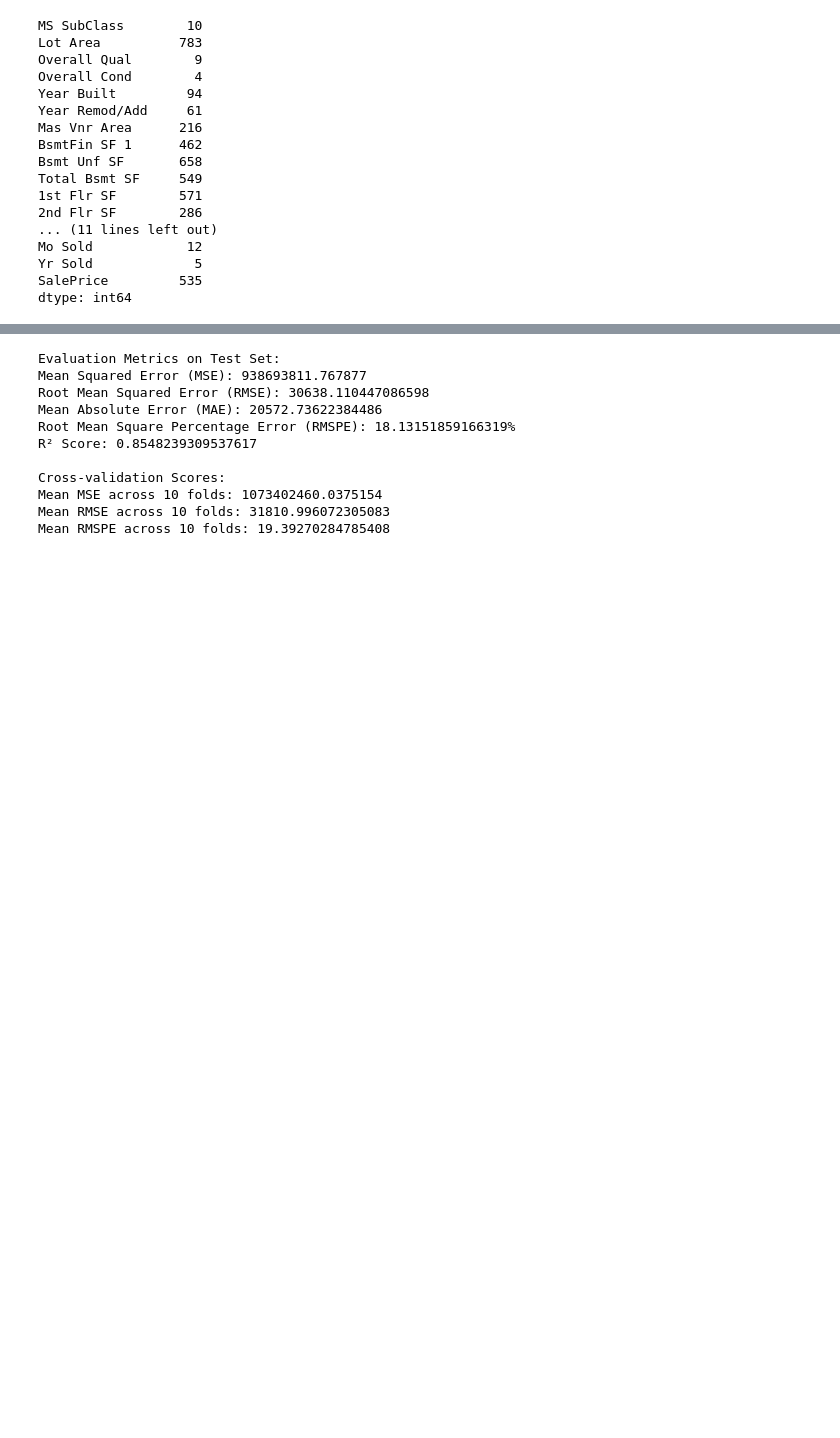
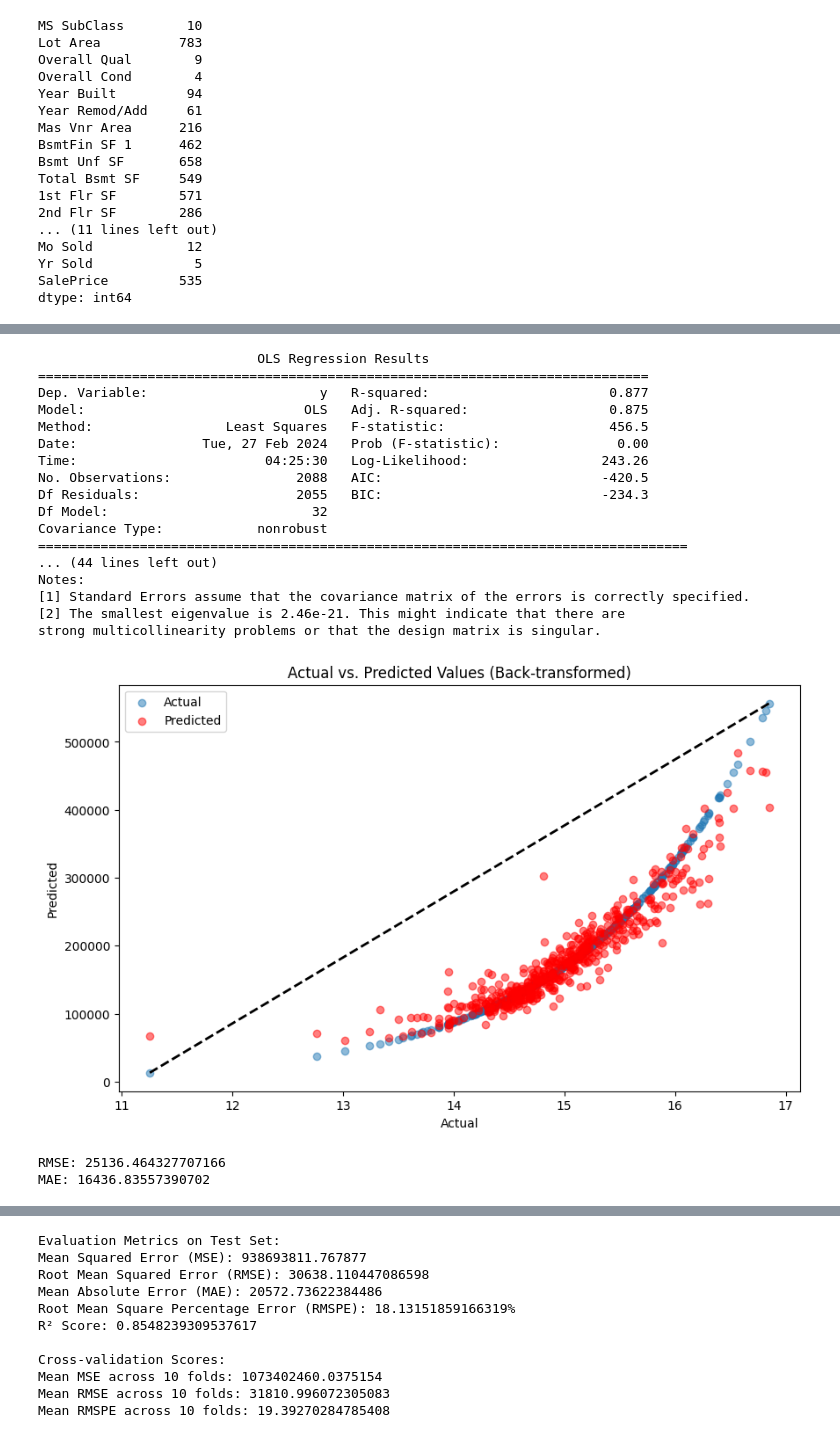
Before and after one commit to maxenlee/Deep-Dive, a Jupyter notebook: Maxen_Project2.ipynb, the cells around one changed output, grey strips where cells are left out. Cells and saved outputs as stored; diff of their text form; code cells hidden in the pictures; blank space fills up the shorter version.

```diff
--- a/Maxen_Project2.ipynb
+++ b/Maxen_Project2.ipynb
@@ -523,0 +636,79 @@ plt.show()
+# %%
+import numpy as np
+import pandas as pd
+import matplotlib.pyplot as plt
+import statsmodels.api as sm
+from scipy.stats import boxcox
+from scipy.special import inv_boxcox
+from sklearn.model_selection import train_test_split
+from sklearn.metrics import mean_squared_error, mean_absolute_error
+
+# Assuming df_numerical is your DataFrame and it's already loaded
+# Preparing the data
+X = df_numerical.drop(columns=['SalePrice'])  # Predictors
+y = df_numerical['SalePrice']  # Target variable
+
+# Ensure y is positive if applying Box-Cox; otherwise, consider adding a constant or using another transformation
+if (y <= 0).any():
+    raise ValueError("All values in 'y' must be positive for Box-Cox transformation.")
+
+# Applying Box-Cox Transformation to the target variable
+y_transformed, lambda_ = boxcox(y)
+
+# Adding a constant to the model for the intercept
+X = sm.add_constant(X)
+
+# Splitting the dataset
+X_train, X_test, y_train_transformed, y_test = train_test_split(X, y_transformed, random_state=420, test_size=0.2, shuffle=True)
+
+# Fitting the model using statsmodels
+model = sm.OLS(y_train_transformed, X_train).fit()
+
+# Displaying the model summary
+print(model.summary())
+
+# Predicting on the transformed scale
+y_pred_transformed = model.predict(X_test)
+
+# Inversely transforming the predictions to the original scale
+y_pred = inv_boxcox(y_pred_transformed, lambda_)
+
+# Plotting Predicted vs. Actual Values (back-transformed to original scale)
+plt.figure(figsize=(10, 6))
+plt.scatter(y_test, inv_boxcox(y_test, lambda_), alpha=0.5, label='Actual')
+plt.scatter(y_test, y_pred, color='red', alpha=0.5, label='Predicted')
+plt.plot([y_test.min(), y_test.max()], [inv_boxcox(y_test.min(), lambda_), inv_boxcox(y_test.max(), lambda_)], 'k--', lw=2)
+plt.xlabel('Actual')
+plt.ylabel('Predicted')
+plt.title('Actual vs. Predicted Values (Back-transformed)')
+plt.legend()
+plt.show()
+
+# Evaluation Metrics on back-transformed predictions
+mse = mean_squared_error(inv_boxcox(y_test, lambda_), y_pred)
+rmse = np.sqrt(mse)
+mae = mean_absolute_error(inv_boxcox(y_test, lambda_), y_pred)
+
+print(f"RMSE: {rmse}")
+print(f"MAE: {mae}")
+# %% [output]
+                            OLS Regression Results
+==============================================================================
+Dep. Variable:                      y   R-squared:                       0.877
+Model:                            OLS   Adj. R-squared:                  0.875
+Method:                 Least Squares   F-statistic:                     456.5
+Date:                Tue, 27 Feb 2024   Prob (F-statistic):               0.00
+Time:                        04:25:30   Log-Likelihood:                 243.26
+No. Observations:                2088   AIC:                            -420.5
+Df Residuals:                    2055   BIC:                            -234.3
+Df Model:                          32
+Covariance Type:            nonrobust
+===================================================================================
+... (44 lines left out)
+Notes:
+[1] Standard Errors assume that the covariance matrix of the errors is correctly specified.
+[2] The smallest eigenvalue is 2.46e-21. This might indicate that there are
+strong multicollinearity problems or that the design matrix is singular.
+[figure, added]
+RMSE: 25136.464327707166
+MAE: 16436.83557390702
```
Also changed, not shown: parts of 36 cells of this notebook.
